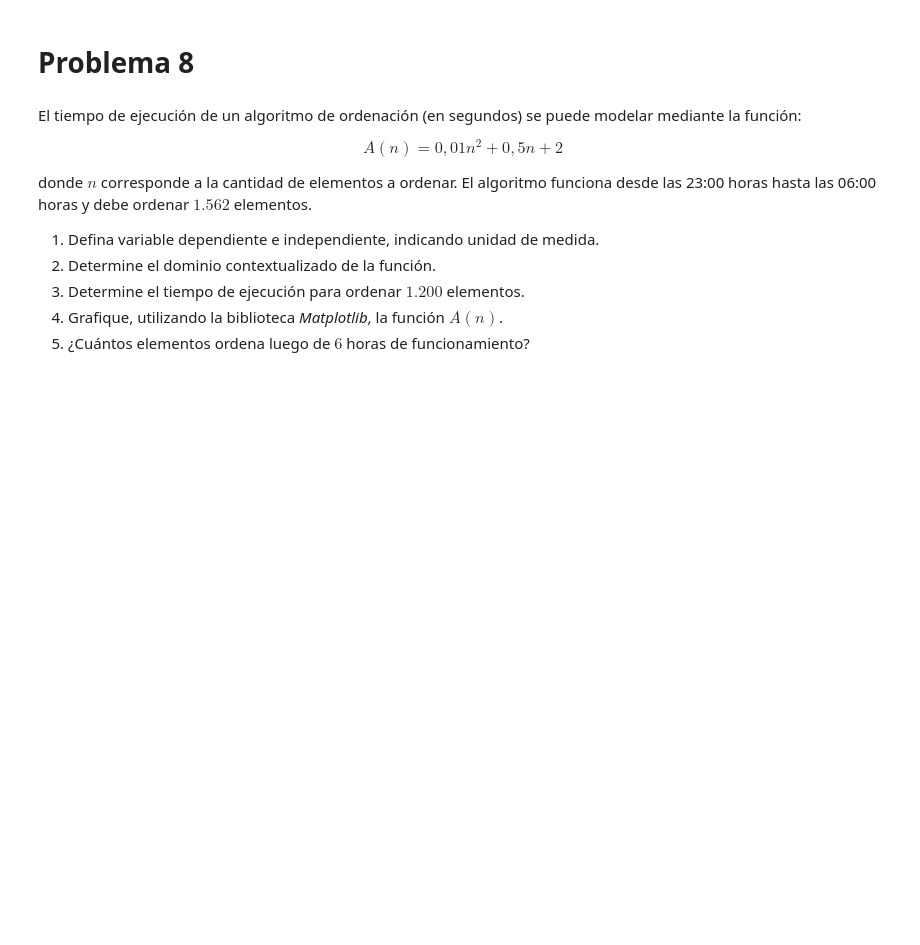
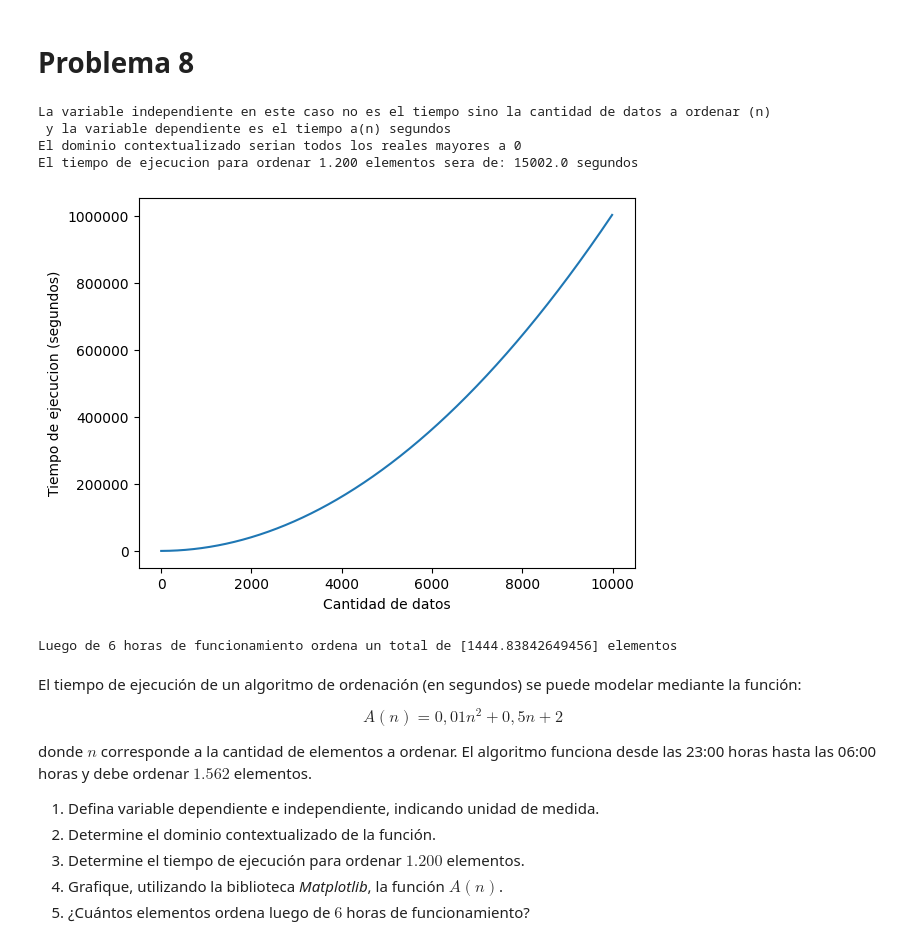
Before and after one commit to Notzeiro/DuocUC-2025, a Jupyter notebook: Math stuff (class)/G1_Funciones (study guide 25_08_2025).ipynb, the cells around one changed output. Saved outputs shown, nothing was run; the diff lists cells and outputs as text; code cells hidden in the pictures; blank space fills up the shorter version.

```diff
--- a/Math stuff (class)/G1_Funciones.ipynb
+++ b/Math stuff (class)/G1_Funciones (study guide 25_08_2025).ipynb
@@ -294,6 +294,48 @@ donde $t$ corresponde al tiempo transcurrido en meses.
 4.  ¿Cuánto tiempo debe pasar para que la red social llegue a $800$ usuarios?
 # %% [markdown]
 # Problema 8
+# %%
+import matplotlib.pyplot as plt
+import numpy as np
+from sympy import symbols , Eq , solve
+
+def a(n):
+    return (0.01*(n*n)) + (0.5*n) + 2
+
+#1. Defina variable dependiente e independiente, indicando unidad de medida.
+print("La variable independiente en este caso no es el tiempo sino la cantidad de datos a ordenar (n)\
+    \n y la variable dependiente es el tiempo a(n) segundos")
+#2. Determine el dominio contextualizado de la función.
+print("El dominio contextualizado serian todos los reales mayores a 0")
+#3. Determine el tiempo de ejecución para ordenar $1.200 elementos.
+print(f"El tiempo de ejecucion para ordenar 1.200 elementos sera de: {a(1200)} segundos")
+#4. Grafique, utilizando la biblioteca *Matplotlib*, la función A(n).
+x_values=np.arange(0 , 10000 , 10)
+y_values=a(x_values)
+plt.plot(x_values , y_values)
+plt.xlabel("Cantidad de datos")
+plt.ylabel("Tiempo de ejecucion (segundos)")
+plt.ticklabel_format(style="plain" , axis="y")
+plt.show()
+#5. ¿Cuántos elementos ordena luego de 6 horas de funcionamiento?
+#en 6 horas hay 21.600 segundos
+
+def b(time_on_seconds):
+    n=symbols('n')
+    equation = Eq( (0.01*(n*n)) + (0.5*n) + 2 , time_on_seconds )
+    solutions = solve(equation , n)
+    real_positive_solution = [s.evalf() for s in solutions if s.is_real and s>=0]
+    return real_positive_solution
+
+
+print(f"Luego de 6 horas de funcionamiento ordena un total de {b(21600)} elementos")
+# %% [output]
+La variable independiente en este caso no es el tiempo sino la cantidad de datos a ordenar (n)
+ y la variable dependiente es el tiempo a(n) segundos
+El dominio contextualizado serian todos los reales mayores a 0
+El tiempo de ejecucion para ordenar 1.200 elementos sera de: 15002.0 segundos
+[figure, added]
+Luego de 6 horas de funcionamiento ordena un total de [1444.83842649456] elementos
 # %% [markdown]
 El tiempo de ejecución de un algoritmo de ordenación (en segundos) se puede modelar mediante la función:
 
```
Also changed, not shown: parts of 2 cells of this notebook.
